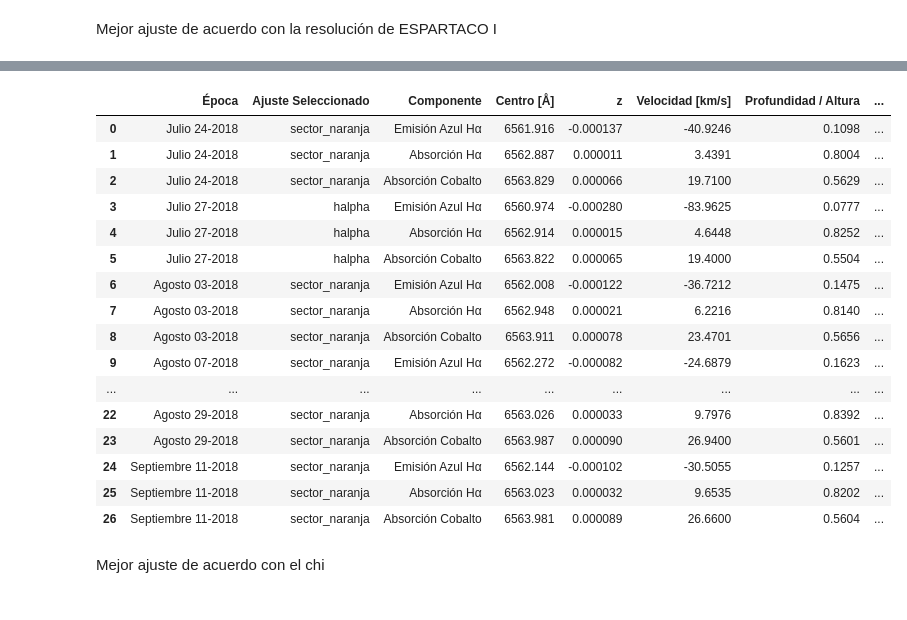
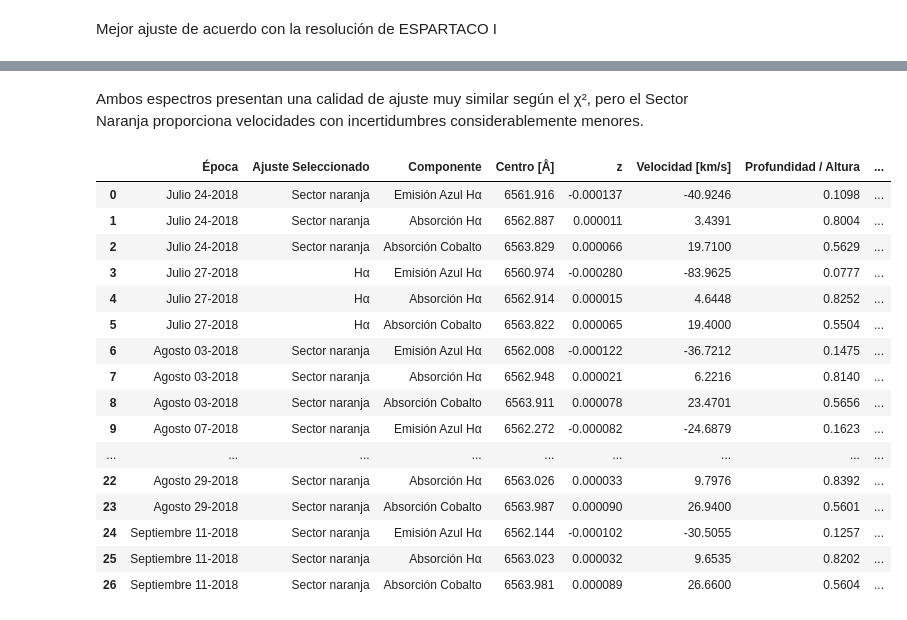
Before and after one commit to JessiDaniL/Tesis, a Jupyter notebook: Datos ESPARTACO/analisis_halpha_antares_normalizacion_2018.ipynb, the cells around one changed output, grey strips where cells are left out. Cells and saved outputs as stored; diff of their text form; code cells hidden in the pictures.

```diff
--- a/Datos ESPARTACO/analisis_halpha_antares_normalizacion_2018.ipynb
+++ b/Datos ESPARTACO/analisis_halpha_antares_normalizacion_2018.ipynb
@@ -330,7 +317,6 @@ def encontrar_parametros(modelo, longitud_onda, flujo, centro_aprox, lineas_meta
     p["valle_abs_gamma"].set(value = 0.15, min = 0, max = 0.8, vary=True)
 
     # Líneas Metálicas
-    # Líneas Metálicas
     if lineas_metalicas:
         for linea in lineas_metalicas:
             pref = f"{linea['nombre']}_"
@@ -348,7 +334,7 @@ def encontrar_parametros(modelo, longitud_onda, flujo, centro_aprox, lineas_meta
             sigma0 = linea.get("sigma_inicial", sigma0_dato)
             gamma0 = linea.get("gamma_inicial", gamma0_dato)
 
-            # sigma/gamma libres, pero acotados alrededor del valor inicial (compensan ruido/instrumento)
+            # Los anchos se fijan dentro de un rango del valor inicial estimado.
             sigma_margen = 0.05
             gamma_margen = 0.05
             p[f"{pref}sigma"].set(value=sigma0, min=max(0.02, sigma0 - sigma_margen), max=min(0.4, sigma0 + sigma_margen))
@@ -356,15 +342,9 @@ def encontrar_parametros(modelo, longitud_onda, flujo, centro_aprox, lineas_meta
 
             prof = linea.get("profundidad")
             if prof is None:
-                prof = profundidad_interpolada(
-                    teff, t_ref=linea.get("t_ref", (3500, 4250)), prof_ref=linea.get("prof_ref", (0.55, 0.63)),
-                )
+                prof = profundidad_interpolada(teff, t_ref=linea.get("t_ref", (3500, 4250)), prof_ref=linea.get("prof_ref", (0.55, 0.63)))
 
-            # OPCIÓN B: amplitude queda LIGADA a sigma/gamma actuales del ajuste,
-            # de modo que la profundidad SIEMPRE sea 'prof', sin importar cómo varíen sigma/gamma.
-            p[f"{pref}amplitude"].set(
-                expr=f"-{prof} * cont_c / pico_unitario_voigt({pref}sigma, {pref}gamma)"
-            )
+            p[f"{pref}amplitude"].set(expr=f"-{prof} * cont_c / pico_unitario_voigt({pref}sigma, {pref}gamma)" )
 
     return p
 # %%
@@ -603,3 +583,27 @@ for nombre, datos in espectros.items():
 ... (4 outputs left out)
 # %% [markdown]
 Mejor ajuste de acuerdo con la resolución de ESPARTACO I
+# %%
+filas_chi2 = []
+
+for nombre, fits_fecha in resultados.items():
+    fecha_etiqueta = metadatos[nombre].get("fecha", nombre)
+
+
+    # Chi del visible
+    chi2_vis = fits_fecha["Hα"]["fit"].chisqr if "Hα" in fits_fecha else None
+
+    # Chi del infrarrojo
+    chi2_ir = fits_fecha["Sector naranja"]["fit"].chisqr if "Sector naranja" in fits_fecha else "No existe"
+
+    filas_chi2.append({
+        "Fecha": fecha_etiqueta,
+        "χ² (Hα)": round(chi2_vis, 4) if isinstance(chi2_vis, (int, float)) else chi2_vis,
+        "χ² (SN)": round(chi2_ir, 4) if isinstance(chi2_ir, (int, float)) else chi2_ir,
+        "Incertidumbre v Hα [km/s]": metadatos[nombre].get("Incertidumbre v Hα", "No existe"),
+        "Incertidumbre v SN [km/s]": metadatos[nombre].get("Incertidumbre v Sector naranja", "No existe")
+    })
+
+tabla_chi2 = pd.DataFrame(filas_chi2)
+
+display(tabla_chi2)
@@ -606,3 +623,5 @@ Mejor ajuste de acuerdo con la resolución de ESPARTACO I
+# %% [markdown]
+Ambos espectros presentan una calidad de ajuste muy similar según el χ², pero el Sector Naranja proporciona velocidades con incertidumbres considerablemente menores.
 # %%
 h_alpha_natural = 6562.812
 cobalto_natural = centro_lab_cobalto
@@ -614,10 +633,10 @@ for fecha, fits_fecha in resultados.items():
     fecha_etiqueta = metadatos[fecha].get("fecha", fecha)
     meta_fecha = metadatos[fecha]
 
-    if "velocidad_sector_naranja" in meta_fecha:
-        sector_usado = "sector_naranja"
+    if "Velocidad Sector naranja" in meta_fecha:
+        sector_usado = "Sector naranja"
     else:
-        sector_usado = "halpha"
+        sector_usado = "Hα"
 
     if sector_usado not in fits_fecha:
         raise KeyError(
@@ -680,50 +699,48 @@ for fecha, fits_fecha in resultados.items():
         "EW [Å]": round(ew_abs, 4)
     })
 
     # 3. LÍNEA DE COBALTO
     c_co = p["Cobalto_center"].value
     fwhm_co = p["Cobalto_fwhm"].value
     prof_co = abs(p["Cobalto_height"].value)
 
     z_co = (c_co - cobalto_natural) / cobalto_natural
     v_co = z_co * c_kms_s
 
     perfil_co_puro = comps["Cobalto_"]
     ew_co = np.trapezoid(abs(perfil_co_puro) / continuo, longitud_onda)
 
     resultados_perfiles_halpha_y_cobalto_r.append({
         "Época": fecha_etiqueta,
         "Ajuste Seleccionado": mejor_clave,
         "Componente": "Absorción Cobalto",
         "Centro [Å]": round(c_co, 3),
         "z": round(z_co, 6),
         "Velocidad [km/s]": round(v_co, 4),
         "Profundidad / Altura": round(prof_co, 4),
         "FWHM [Å]": round(fwhm_co, 3),
         "EW [Å]": round(ew_co, 4)
     })
 
 tabla_resultados_r = pd.DataFrame(resultados_perfiles_halpha_y_cobalto_r)
 display(tabla_resultados_r)
 # %% [output]
 |  | Época | Ajuste Seleccionado | Componente | Centro [Å] | z | Velocidad [km/s] | Profundidad / Altura | ... |
-| 0 | Julio 24-2018 | sector_naranja | Emisión Azul Hα | 6561.916 | -0.000137 | -40.9246 | 0.1098 | ... |
-| 1 | Julio 24-2018 | sector_naranja | Absorción Hα | 6562.887 | 0.000011 | 3.4391 | 0.8004 | ... |
-| 2 | Julio 24-2018 | sector_naranja | Absorción Cobalto | 6563.829 | 0.000066 | 19.7100 | 0.5629 | ... |
-| 3 | Julio 27-2018 | halpha | Emisión Azul Hα | 6560.974 | -0.000280 | -83.9625 | 0.0777 | ... |
-| 4 | Julio 27-2018 | halpha | Absorción Hα | 6562.914 | 0.000015 | 4.6448 | 0.8252 | ... |
-| 5 | Julio 27-2018 | halpha | Absorción Cobalto | 6563.822 | 0.000065 | 19.4000 | 0.5504 | ... |
-| 6 | Agosto 03-2018 | sector_naranja | Emisión Azul Hα | 6562.008 | -0.000122 | -36.7212 | 0.1475 | ... |
-| 7 | Agosto 03-2018 | sector_naranja | Absorción Hα | 6562.948 | 0.000021 | 6.2216 | 0.8140 | ... |
-| 8 | Agosto 03-2018 | sector_naranja | Absorción Cobalto | 6563.911 | 0.000078 | 23.4701 | 0.5656 | ... |
-| 9 | Agosto 07-2018 | sector_naranja | Emisión Azul Hα | 6562.272 | -0.000082 | -24.6879 | 0.1623 | ... |
+| 0 | Julio 24-2018 | Sector naranja | Emisión Azul Hα | 6561.916 | -0.000137 | -40.9246 | 0.1098 | ... |
+| 1 | Julio 24-2018 | Sector naranja | Absorción Hα | 6562.887 | 0.000011 | 3.4391 | 0.8004 | ... |
+| 2 | Julio 24-2018 | Sector naranja | Absorción Cobalto | 6563.829 | 0.000066 | 19.7100 | 0.5629 | ... |
+| 3 | Julio 27-2018 | Hα | Emisión Azul Hα | 6560.974 | -0.000280 | -83.9625 | 0.0777 | ... |
+| 4 | Julio 27-2018 | Hα | Absorción Hα | 6562.914 | 0.000015 | 4.6448 | 0.8252 | ... |
+| 5 | Julio 27-2018 | Hα | Absorción Cobalto | 6563.822 | 0.000065 | 19.4000 | 0.5504 | ... |
+| 6 | Agosto 03-2018 | Sector naranja | Emisión Azul Hα | 6562.008 | -0.000122 | -36.7212 | 0.1475 | ... |
+| 7 | Agosto 03-2018 | Sector naranja | Absorción Hα | 6562.948 | 0.000021 | 6.2216 | 0.8140 | ... |
+| 8 | Agosto 03-2018 | Sector naranja | Absorción Cobalto | 6563.911 | 0.000078 | 23.4701 | 0.5656 | ... |
+| 9 | Agosto 07-2018 | Sector naranja | Emisión Azul Hα | 6562.272 | -0.000082 | -24.6879 | 0.1623 | ... |
 | ... | ... | ... | ... | ... | ... | ... | ... | ... |
-| 22 | Agosto 29-2018 | sector_naranja | Absorción Hα | 6563.026 | 0.000033 | 9.7976 | 0.8392 | ... |
-| 23 | Agosto 29-2018 | sector_naranja | Absorción Cobalto | 6563.987 | 0.000090 | 26.9400 | 0.5601 | ... |
-| 24 | Septiembre 11-2018 | sector_naranja | Emisión Azul Hα | 6562.144 | -0.000102 | -30.5055 | 0.1257 | ... |
-| 25 | Septiembre 11-2018 | sector_naranja | Absorción Hα | 6563.023 | 0.000032 | 9.6535 | 0.8202 | ... |
-| 26 | Septiembre 11-2018 | sector_naranja | Absorción Cobalto | 6563.981 | 0.000089 | 26.6600 | 0.5604 | ... |
+| 22 | Agosto 29-2018 | Sector naranja | Absorción Hα | 6563.026 | 0.000033 | 9.7976 | 0.8392 | ... |
+| 23 | Agosto 29-2018 | Sector naranja | Absorción Cobalto | 6563.987 | 0.000090 | 26.9400 | 0.5601 | ... |
+| 24 | Septiembre 11-2018 | Sector naranja | Emisión Azul Hα | 6562.144 | -0.000102 | -30.5055 | 0.1257 | ... |
+| 25 | Septiembre 11-2018 | Sector naranja | Absorción Hα | 6563.023 | 0.000032 | 9.6535 | 0.8202 | ... |
+| 26 | Septiembre 11-2018 | Sector naranja | Absorción Cobalto | 6563.981 | 0.000089 | 26.6600 | 0.5604 | ... |
 # %%
 tabla_resultados_r.to_excel(fr"Parámetros para análisis de Antares\Resultados perfiles halpha 2018 priorizando el sector naranja.xlsx", index=False)
-# %% [markdown]
-Mejor ajuste de acuerdo con el chi
```
Also changed, not shown: parts of 13 cells of this notebook, 18 other files.
